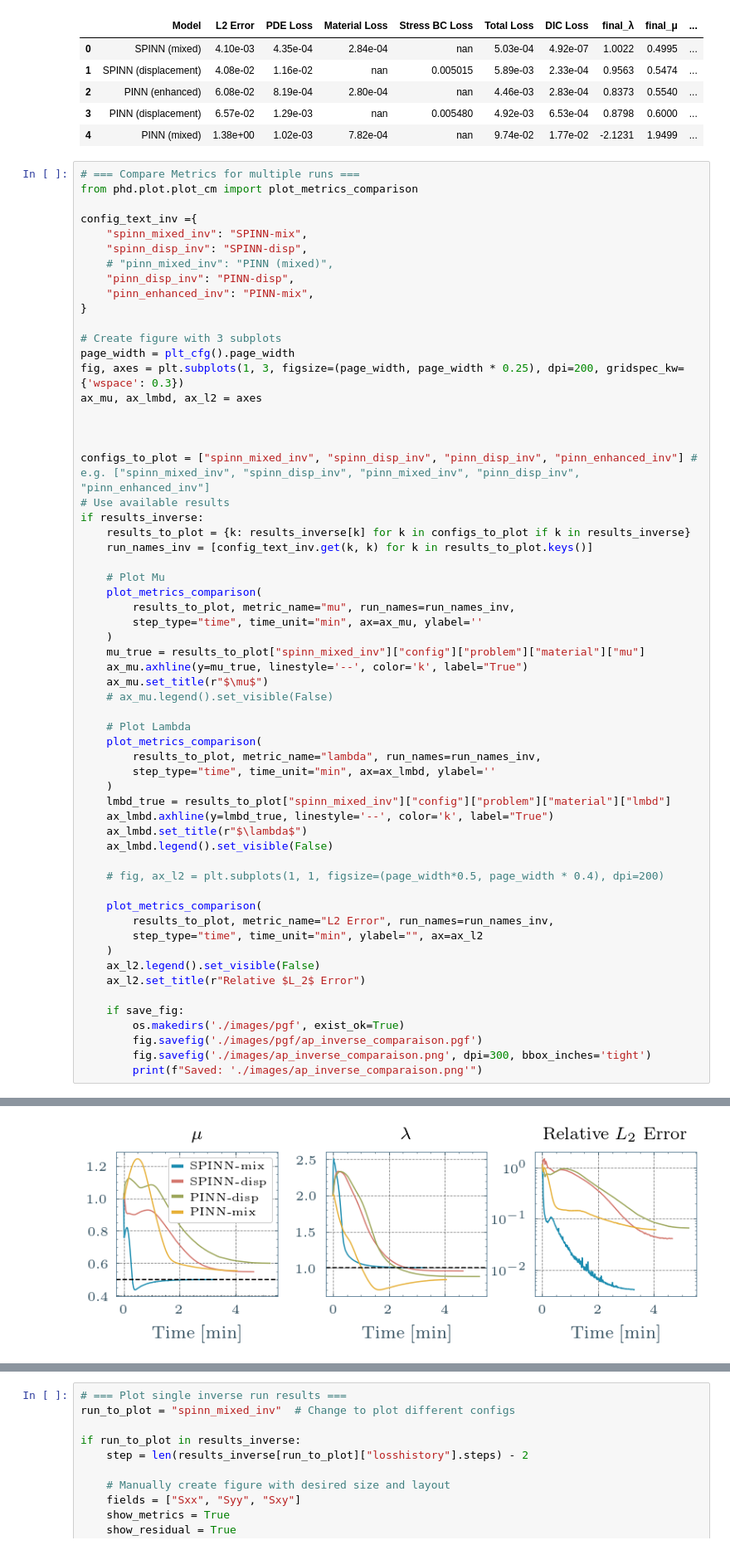
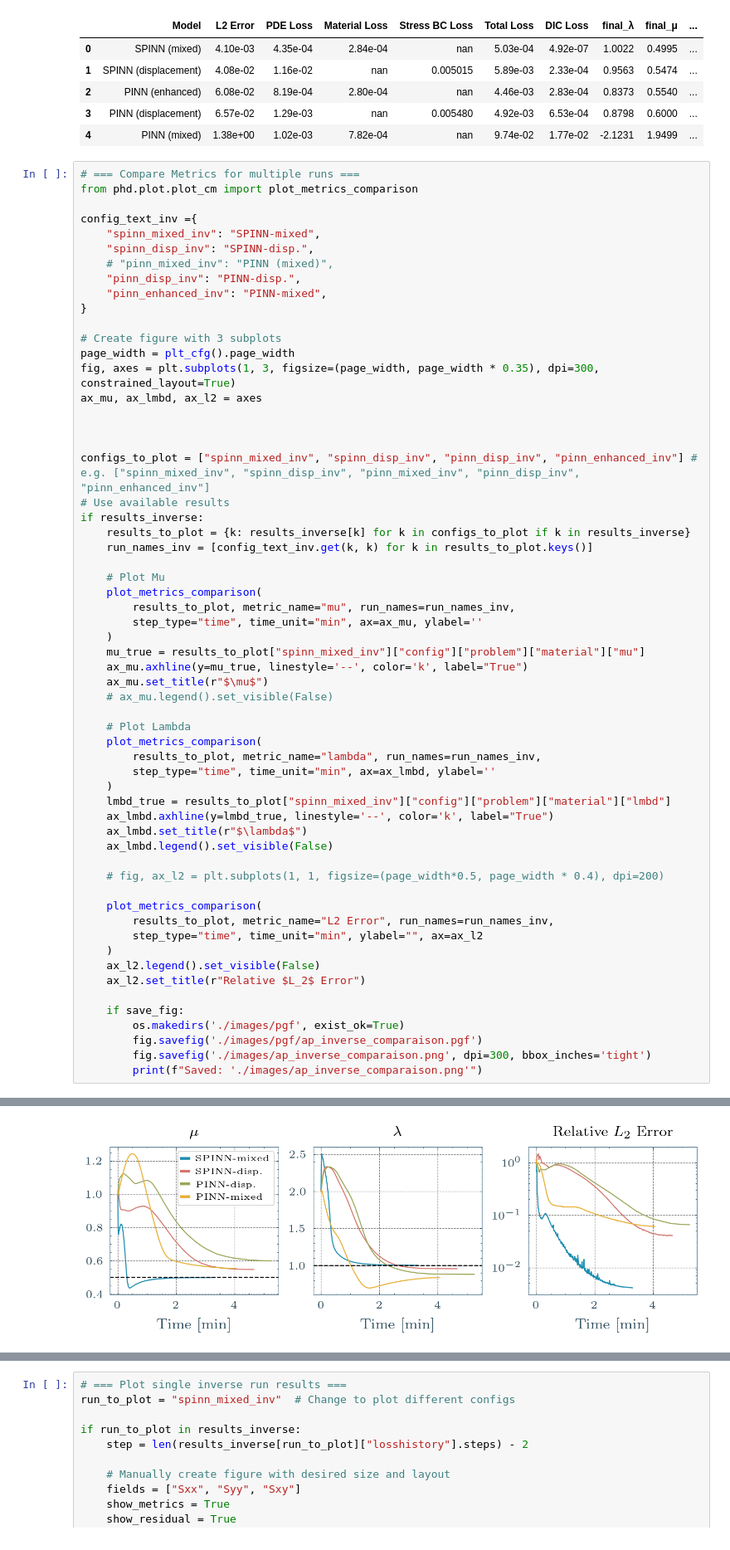
Before and after one commit to bonneted/PhD, a Jupyter notebook: chapters/III_ImprovingPINNs/04_improving_spinn_ap.ipynb, the cells around one changed output, grey strips where cells are left out. Shown at 83% size. Saved outputs shown, nothing was run; the diff lists cells and outputs as text.

```diff
--- a/chapters/III_ImprovingPINNs/04_improving_spinn_ap.ipynb
+++ b/chapters/III_ImprovingPINNs/04_improving_spinn_ap.ipynb
@@ -395,16 +395,16 @@ else:
 from phd.plot.plot_cm import plot_metrics_comparison
 
 config_text_inv ={
-    "spinn_mixed_inv": "SPINN-mix",
-    "spinn_disp_inv": "SPINN-disp",
+    "spinn_mixed_inv": "SPINN-mixed",
+    "spinn_disp_inv": "SPINN-disp.",
     # "pinn_mixed_inv": "PINN (mixed)",
-    "pinn_disp_inv": "PINN-disp",
-    "pinn_enhanced_inv": "PINN-mix",
+    "pinn_disp_inv": "PINN-disp.",
+    "pinn_enhanced_inv": "PINN-mixed",
 }
 
 # Create figure with 3 subplots
 page_width = plt_cfg().page_width
-fig, axes = plt.subplots(1, 3, figsize=(page_width, page_width * 0.25), dpi=200, gridspec_kw={'wspace': 0.3})
+fig, axes = plt.subplots(1, 3, figsize=(page_width, page_width * 0.35), dpi=300, constrained_layout=True)
 ax_mu, ax_lmbd, ax_l2 = axes
 
 
@@ -424,31 +424,31 @@ if results_inverse:
     ax_mu.axhline(y=mu_true, linestyle='--', color='k', label="True")
     ax_mu.set_title(r"$\mu$")
     # ax_mu.legend().set_visible(False)
 
     # Plot Lambda
     plot_metrics_comparison(
         results_to_plot, metric_name="lambda", run_names=run_names_inv,
         step_type="time", time_unit="min", ax=ax_lmbd, ylabel=''
     )
     lmbd_true = results_to_plot["spinn_mixed_inv"]["config"]["problem"]["material"]["lmbd"]
     ax_lmbd.axhline(y=lmbd_true, linestyle='--', color='k', label="True")
     ax_lmbd.set_title(r"$\lambda$")
     ax_lmbd.legend().set_visible(False)
 
     # fig, ax_l2 = plt.subplots(1, 1, figsize=(page_width*0.5, page_width * 0.4), dpi=200)
 
     plot_metrics_comparison(
         results_to_plot, metric_name="L2 Error", run_names=run_names_inv,
         step_type="time", time_unit="min", ylabel="", ax=ax_l2
     )
     ax_l2.legend().set_visible(False)
     ax_l2.set_title(r"Relative $L_2$ Error")
 
     if save_fig:
         os.makedirs('./images/pgf', exist_ok=True)
         fig.savefig('./images/pgf/ap_inverse_comparaison.pgf')
         fig.savefig('./images/ap_inverse_comparaison.png', dpi=300, bbox_inches='tight')
         print(f"Saved: './images/ap_inverse_comparaison.png'")
 # %% [output]
 Saved: './images/ap_inverse_comparaison.png'
-[figure, old version]
+[figure, new version]
```
Also changed, not shown: parts of 2 cells of this notebook.
